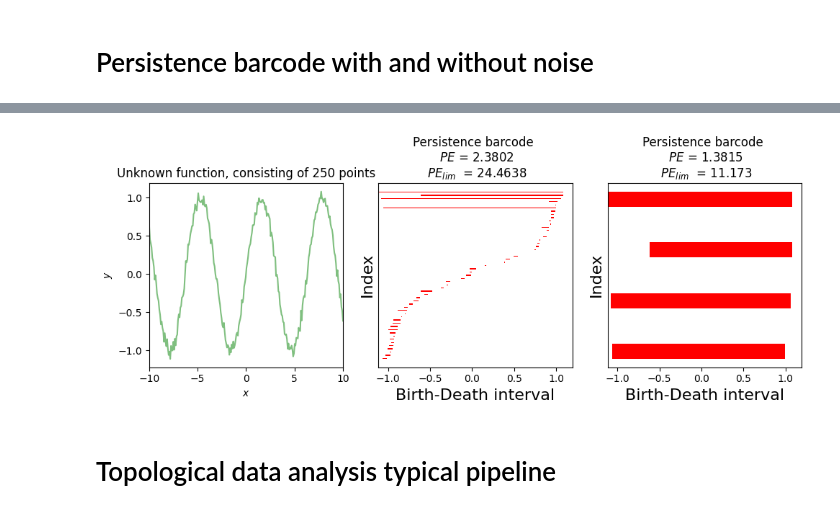
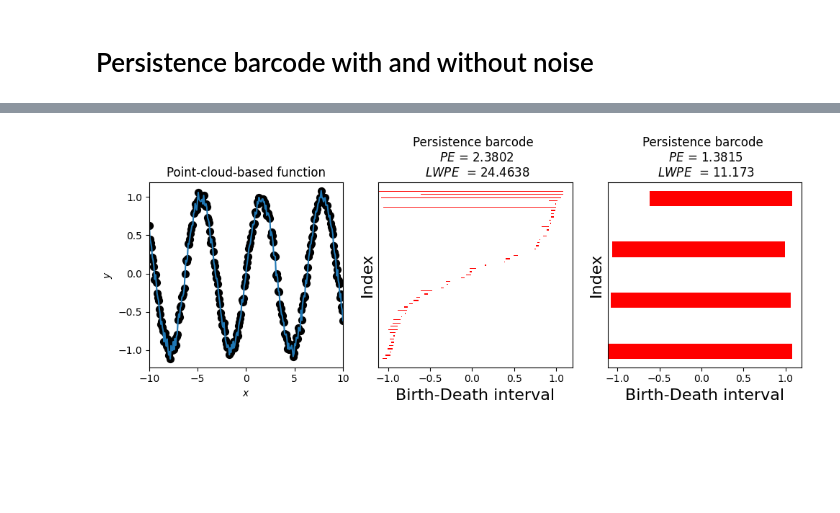
Before and after one commit to victosdur/Function_Approximation_Using_BNN_and_LWPE, a Jupyter notebook: FiguresPaper.ipynb, the cells around one changed output, grey strips where cells are left out. Drawn from its saved outputs; the diff is of its cells as text; code cells hidden in the pictures; blank space fills up the shorter version.

```diff
--- a/FiguresPaper.ipynb
+++ b/FiguresPaper.ipynb
@@ -205,72 +146,73 @@ ruido = np.random.normal(0, 0.05, size=x_train.shape)
 y_train = y_train + ruido
 x_train = tf.constant(x_train,dtype=tf.float32)
 y_train = tf.constant(y_train,dtype=tf.float32)
+
 stbase = gd.SimplexTree()
 for i in range(250-1):
-    stbase.insert([i,i+1], -1e10) # aqui definimos que cada elemento esta conectado com su siguiente, ya que lo que tenemos es una linea, una serie temporal
+    stbase.insert([i,i+1], -1e10) # here we define that each element is connected to the next one, since what we have is a line formed by the points of the point cloud
 layer = LowerStarLayer(simplextree=stbase)
 dgms = layer.call(tf.Variable(y_train))
 dgmRef = dgms[0][0]
-entropyRef=persistent_entropy_tf(dgmRef)
-entropyRefLim=persistent_entropy_lim_tf(dgmRef)
 
-mask = dgmRef[:,1] >= dgmRef[:,0] + 0.5
-dgmRefFilt = dgmRef[mask]
-entropyRefFilt=persistent_entropy_tf(dgmRefFilt)
-entropyRefFiltLim=persistent_entropy_lim_tf(dgmRefFilt)
+PERef=persistent_entropy(dgmRef)
+LWPERef=length_weighted_persistent_entropy(dgmRef)
 
-num_points_optimize=6
-x_points = tf.Variable(tf.cast(tf.linspace(domain[0],domain[1],num_points_optimize+2), dtype=tf.float32) ,trainable=True)
+distances = tf.abs(dgmRef[:, 0] - dgmRef[:, 1])  # (n,)
+top_x_indices = tf.argsort(distances, direction='DESCENDING')[:int(num_points_optimize/2)]
+dgmRefFilt = tf.gather(dgmRef, top_x_indices)
+PERefFilt=persistent_entropy(dgmRefFilt)
+LWPERefFilt=length_weighted_persistent_entropy(dgmRefFilt)
+
+num_points_optimize=8
+x_points = tf.Variable(tf.cast(tf.linspace(domain[0],domain[1],num_points_optimize), dtype=tf.float32) ,trainable=True)
 y_points = interpolation_tf(x_train,y_train, x_points)
 points = tf.stack([x_points, y_points], axis=1)
 
-model = BaricentricNetworkTf(points)
+model = BaricentricNetwork(points)
 
-y_aprox = model(x_train)
+y_aprox = model(tf.expand_dims(x_train,axis=1))
 
 dgmsAprox = layer.call(y_aprox)
 dgmAprox = dgmsAprox[0][0]
-entropyAprox=persistent_entropy_tf(dgmAprox)
-entropyAproxLim=persistent_entropy_lim_tf(dgmAprox)
+PEAprox=persistent_entropy(dgmAprox)
+LWPEAproxLim=length_weighted_persistent_entropy(dgmAprox)
 
-loss = PersistentEntropyLossTF()
-lossLim = PersistentEntropyLossLimTF()
-error = loss(dgmRef,dgmAprox)
-errorLim = lossLim(dgmRef,dgmAprox)
+lossPE = PersistentEntropyLoss()
+lossLWPE = LengthWeightedPersistentEntropyLoss()
+errorPE = lossPE(dgmRef,dgmAprox)
+errorLWPE = lossLWPE(dgmRef,dgmAprox)
 
-lim="lim"
 fig, axs = plt.subplots(1, 3, figsize=(10, 4))
-axs[0].plot(x_train, y_train,"g-", alpha=0.5)
+axs[0].scatter(x_train, y_train, c='black', s=50, zorder=2)
+axs[0].plot(x_train,y_train)
 axs[0].set_xlabel('$x$')
 axs[0].set_ylabel('$y$')
 axs[0].set_xlim((domain[0],domain[1]))
-axs[0].set_title(f'Unknown function, consisting of 250 points')
+axs[0].set_title(f'Point-cloud-based function')
 axs[1].set_title(f"Persistence barcode")
 
 bar_width = 0.3
 for i, (birth, death) in enumerate(dgmRef):
     axs[1].barh(i, death - birth, left=birth, color="red", height=bar_width, label="0" if i == 0 else "")
 
 axs[1].set_xlabel("Birth-Death interval",fontsize=fontsize)
 axs[1].set_ylabel("Index",fontsize=fontsize)
 axs[1].set_yticks([])
-axs[1].set_title(axs[1].get_title() + f" \n $PE$ = {round(entropyRef.numpy().item(),4)}")
-axs[1].set_title(axs[1].get_title() + " \n $PE_{lim}$ " + f" = {round(entropyRefLim.numpy().item(),4)}")
+axs[1].set_title(axs[1].get_title() + f" \n $PE$ = {round(PERef.numpy().item(),4)}")
+axs[1].set_title(axs[1].get_title() + " \n $LWPE$ " + f" = {round(LWPERef.numpy().item(),4)}")
 axs[2].set_title(f"Persistence barcode")
 
 bar_width = 0.3
 for i, (birth, death) in enumerate(dgmRefFilt):
     axs[2].barh(i, death - birth, left=birth, color="red", height=bar_width, label="0" if i == 0 else "")
 
 axs[2].set_xlabel("Birth-Death interval",fontsize=fontsize)
 axs[2].set_ylabel("Index",fontsize=fontsize)
 axs[2].set_yticks([])
-axs[2].set_title(axs[2].get_title() + f" \n $PE$ = {round(entropyRefFilt.numpy().item(),4)}")
-axs[2].set_title(axs[2].get_title() + " \n $PE_{lim}$ " + f" = {round(entropyRefFiltLim.numpy().item(),4)}")
+axs[2].set_title(axs[2].get_title() + f" \n $PE$ = {round(PERefFilt.numpy().item(),4)}")
+axs[2].set_title(axs[2].get_title() + " \n $LWPE$ " + f" = {round(LWPERefFilt.numpy().item(),4)}")
 fig.tight_layout()
 plt.savefig('figures/WithNoiseUnknownFunctionPEVariantsBarcode.png', dpi=300, bbox_inches='tight')
 plt.show()
 # %% [output]
-[figure, old version]
+[figure, new version]
-# %% [markdown]
-# Topological data analysis typical pipeline
```
Also changed, not shown: parts of 5 cells of this notebook, 34 other files.
